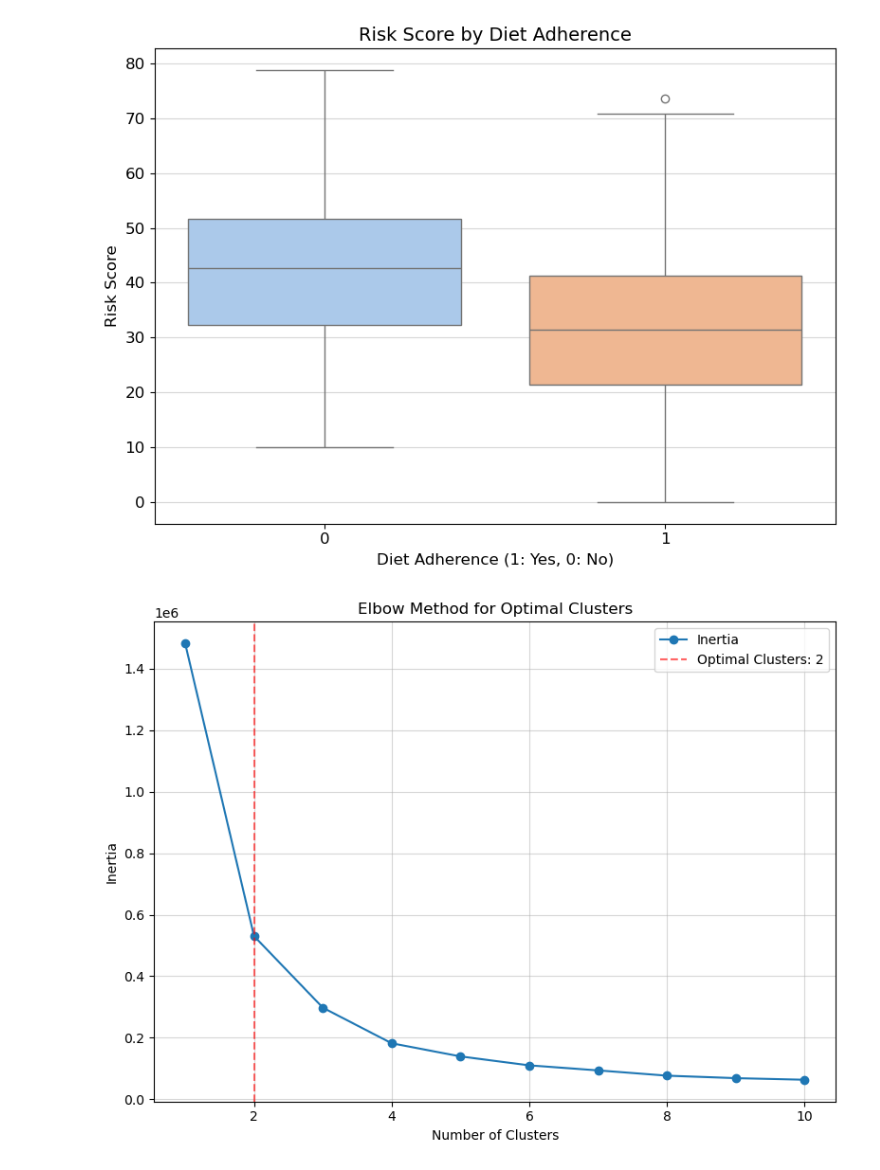
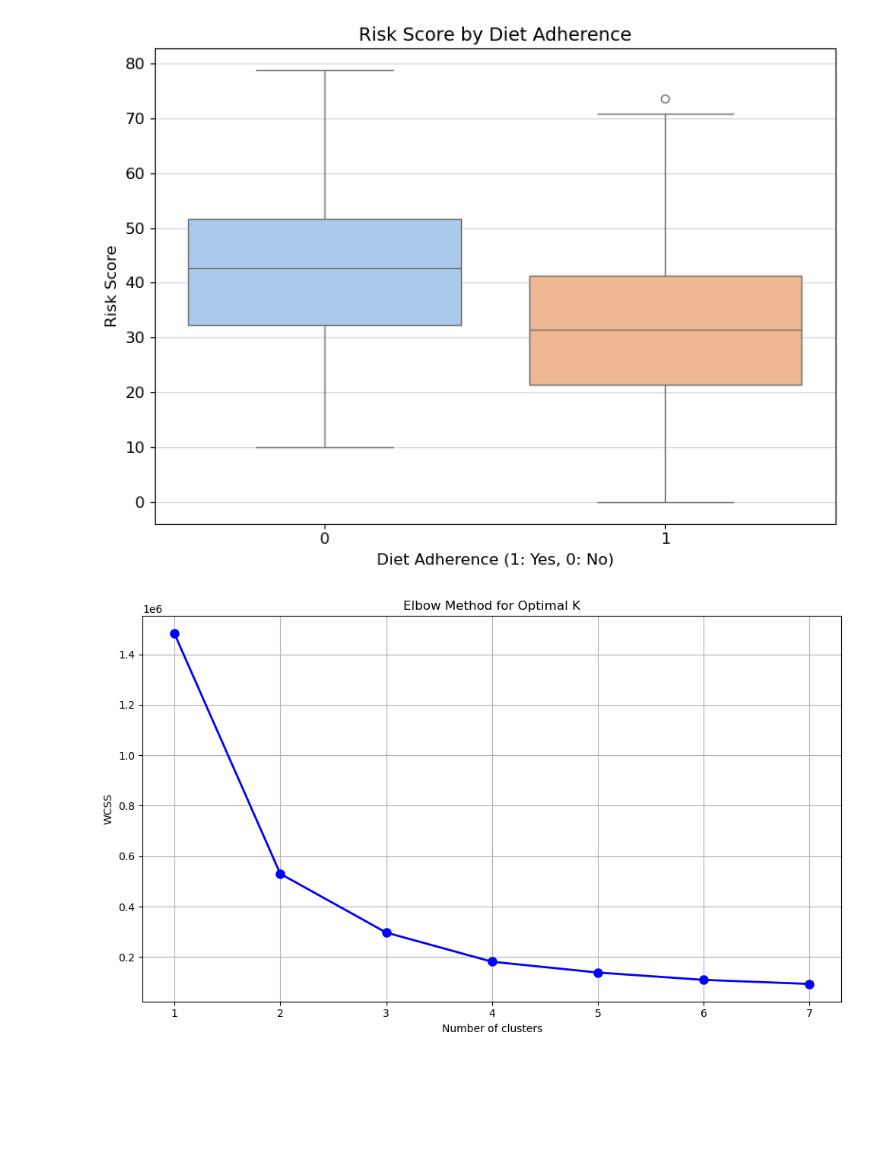
Before and after one commit to bhuvansai93/23098103-Clustering-and-Fitting, a Jupyter notebook: 23098103-Clustering_and_Fitting.ipynb, the cells around one changed output. Saved outputs shown, nothing was run; the diff lists cells and outputs as text; code cells hidden in the pictures; blank space fills up the shorter version.

```diff
--- a/23098103-Clustering_and_Fitting.ipynb
+++ b/23098103-Clustering_and_Fitting.ipynb
@@ -233,41 +233,24 @@ plot_boxplot()
 # %%
 from sklearn.cluster import KMeans
 
 #  Create Elbow Plot function for K-Means Clustering
-def plot_elbow_method():
-    """
-    Plot the Elbow Method for determining the optimal number of clusters.
-    Includes a vertical line for the optimal cluster count and updates the legend.
-    """
-    # Prepare the data
-    X = df[["bmi", "blood_glucose"]].dropna()
+# Prepare the data
+X = df[["bmi", "blood_glucose"]].dropna()
 
-    # Calculate inertia for 1 to 10 clusters
-    inertia = []
-    for k in range(1, 11):
-        kmeans = KMeans(n_clusters=k, random_state=42)
-        kmeans.fit(X)
-        inertia.append(kmeans.inertia_)
+wcss=[]
+for i in range(1, 8):
+  kmeans = KMeans(n_clusters=i, init='k-means++', random_state=42)
+  kmeans.fit(X)
+  wcss.append(kmeans.inertia_)
 
-    # Determine the optimal number of clusters using the "elbow" method
-    optimal_clusters = 2
-
-    # Plot the Elbow Method
-    plt.figure(figsize=(8, 6))
-    plt.plot(range(1, 11), inertia, marker='o',label='Inertia')
-    plt.axvline(optimal_clusters, color='red', linestyle='--', alpha=0.6, label=f'Optimal Clusters: {optimal_clusters}')
-    plt.title("Elbow Method for Optimal Clusters")
-    plt.xlabel("Number of Clusters")
-    plt.ylabel("Inertia")
-    plt.legend(loc='best')
-    plt.grid(alpha=0.5)
-    plt.tight_layout()
-    plt.show()
-
-# Load the dataset
-df = pd.read_csv('diabetes_data.csv')
-
-# Call the function
-plot_elbow_method()
+# Plot the Elbow Method with dots
+plt.figure(figsize=(10, 6))
+plt.plot(range(1, 8), wcss, marker='o', markersize=8, color='b', linestyle='-', linewidth=2)  # Added dots with 'o' marker
+plt.title('Elbow Method for Optimal K')
+plt.xlabel('Number of clusters')
+plt.ylabel('WCSS')
+plt.grid(True)
+plt.tight_layout()
+plt.show()
 # %% [output]
-[figure, old version]
+[figure, new version]
```
Also changed, not shown: parts of 9 cells of this notebook.
